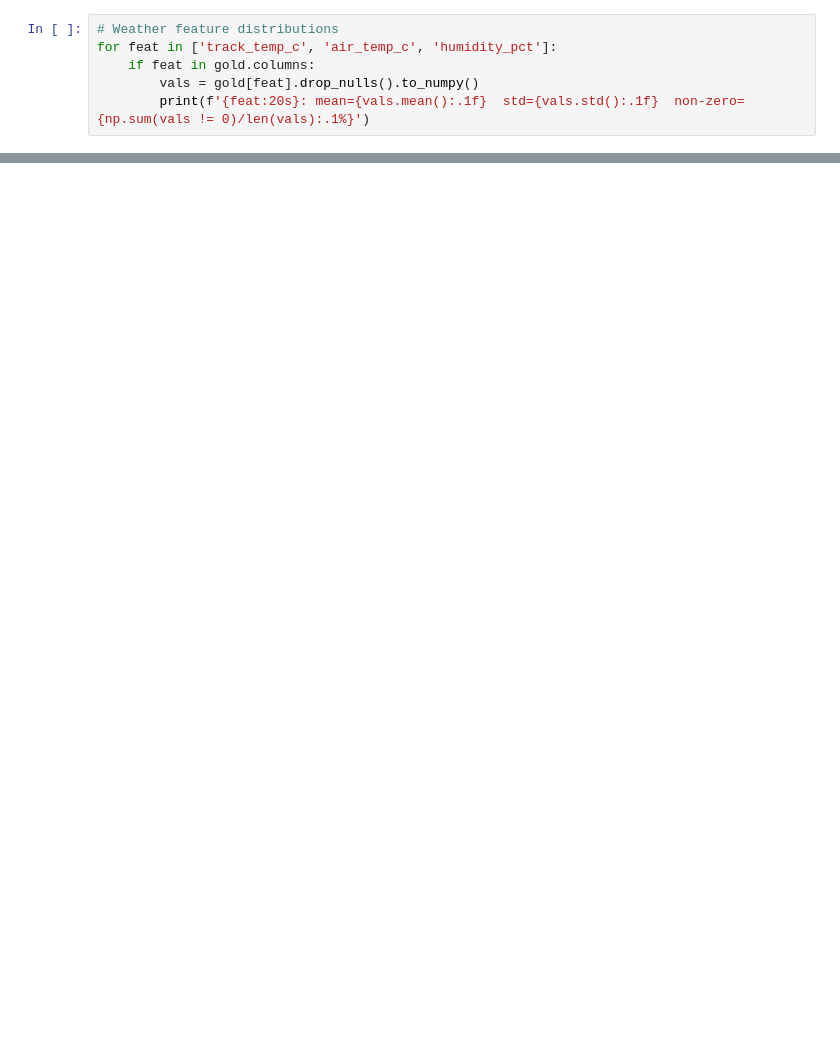
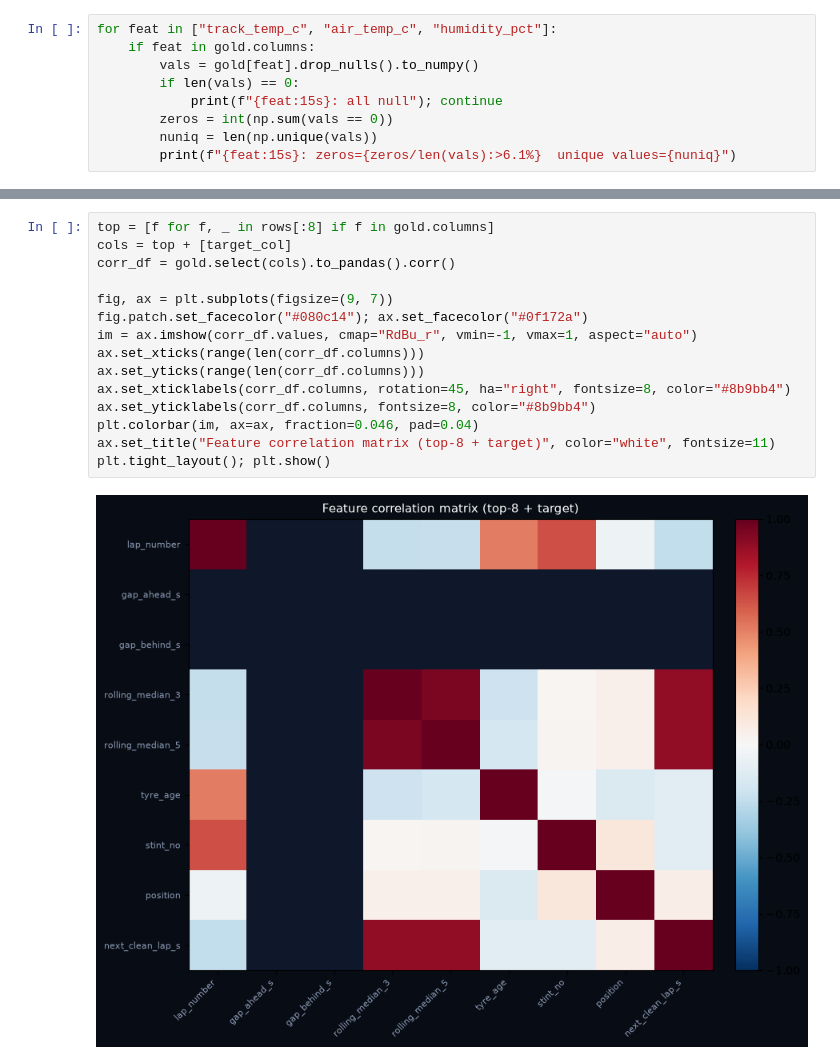
Before and after one commit to arfaouiahmed1/PitWall-ML, a Jupyter notebook: notebooks/02_feature_engineering.ipynb, the cells around one changed output, grey strips where cells are left out. Drawn from its saved outputs; the diff is of its cells as text; blank space fills up the shorter version.

```diff
--- a/notebooks/02_feature_engineering.ipynb
+++ b/notebooks/02_feature_engineering.ipynb
@@ -66,6 +108,9 @@ if 'tyre_warmup_phase' in gold.columns and 'next_clean_lap_s' in gold.columns:
 # %%
-# Weather feature distributions
-for feat in ['track_temp_c', 'air_temp_c', 'humidity_pct']:
+for feat in ["track_temp_c", "air_temp_c", "humidity_pct"]:
     if feat in gold.columns:
         vals = gold[feat].drop_nulls().to_numpy()
-        print(f'{feat:20s}: mean={vals.mean():.1f}  std={vals.std():.1f}  non-zero={np.sum(vals != 0)/len(vals):.1%}')
+        if len(vals) == 0:
+            print(f"{feat:15s}: all null"); continue
+        zeros = int(np.sum(vals == 0))
+        nuniq = len(np.unique(vals))
+        print(f"{feat:15s}: zeros={zeros/len(vals):>6.1%}  unique values={nuniq}")
@@ -96,0 +164,17 @@ if 'next_clean_lap_s' in gold.columns:
+# %%
+top = [f for f, _ in rows[:8] if f in gold.columns]
+cols = top + [target_col]
+corr_df = gold.select(cols).to_pandas().corr()
+
+fig, ax = plt.subplots(figsize=(9, 7))
+fig.patch.set_facecolor("#080c14"); ax.set_facecolor("#0f172a")
+im = ax.imshow(corr_df.values, cmap="RdBu_r", vmin=-1, vmax=1, aspect="auto")
+ax.set_xticks(range(len(corr_df.columns)))
+ax.set_yticks(range(len(corr_df.columns)))
+ax.set_xticklabels(corr_df.columns, rotation=45, ha="right", fontsize=8, color="#8b9bb4")
+ax.set_yticklabels(corr_df.columns, fontsize=8, color="#8b9bb4")
+plt.colorbar(im, ax=ax, fraction=0.046, pad=0.04)
+ax.set_title("Feature correlation matrix (top-8 + target)", color="white", fontsize=11)
+plt.tight_layout(); plt.show()
+# %% [output]
+[figure, added]
```
Also changed, not shown: parts of 22 cells of this notebook, 7 other files.
